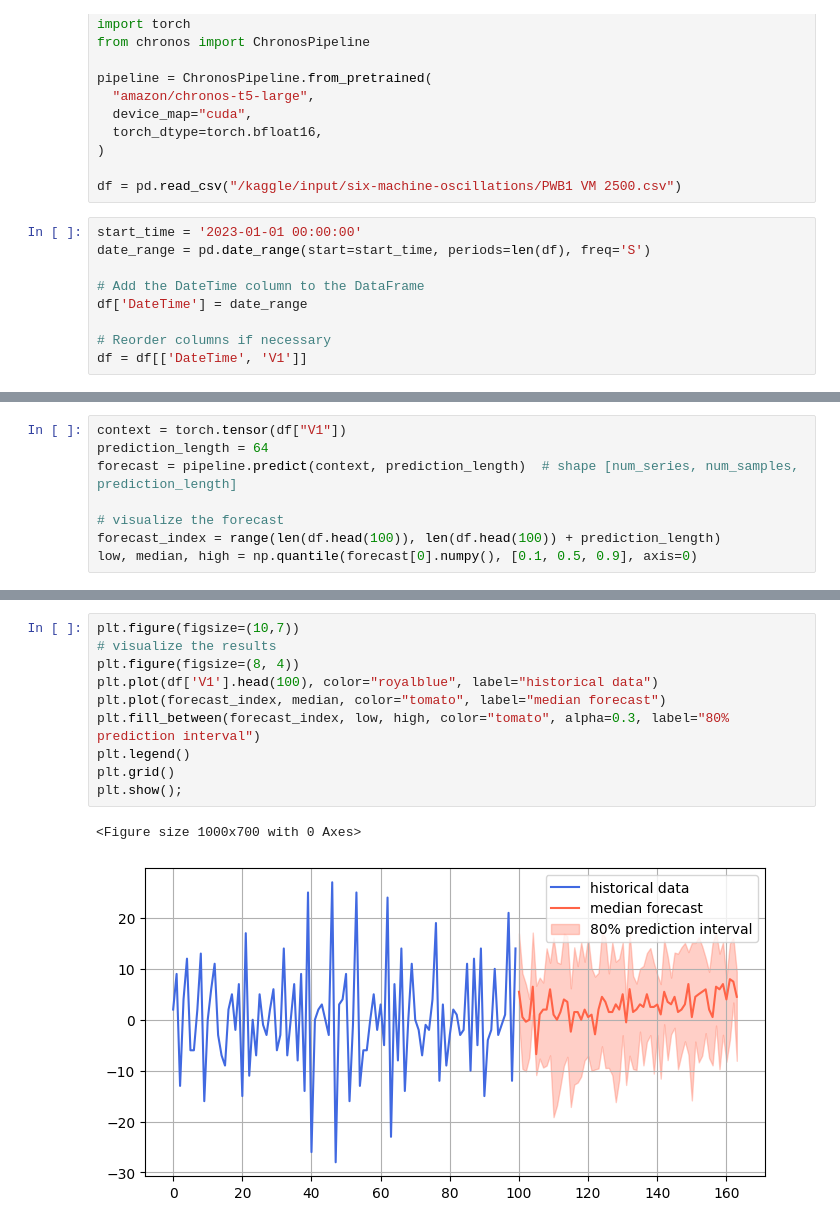
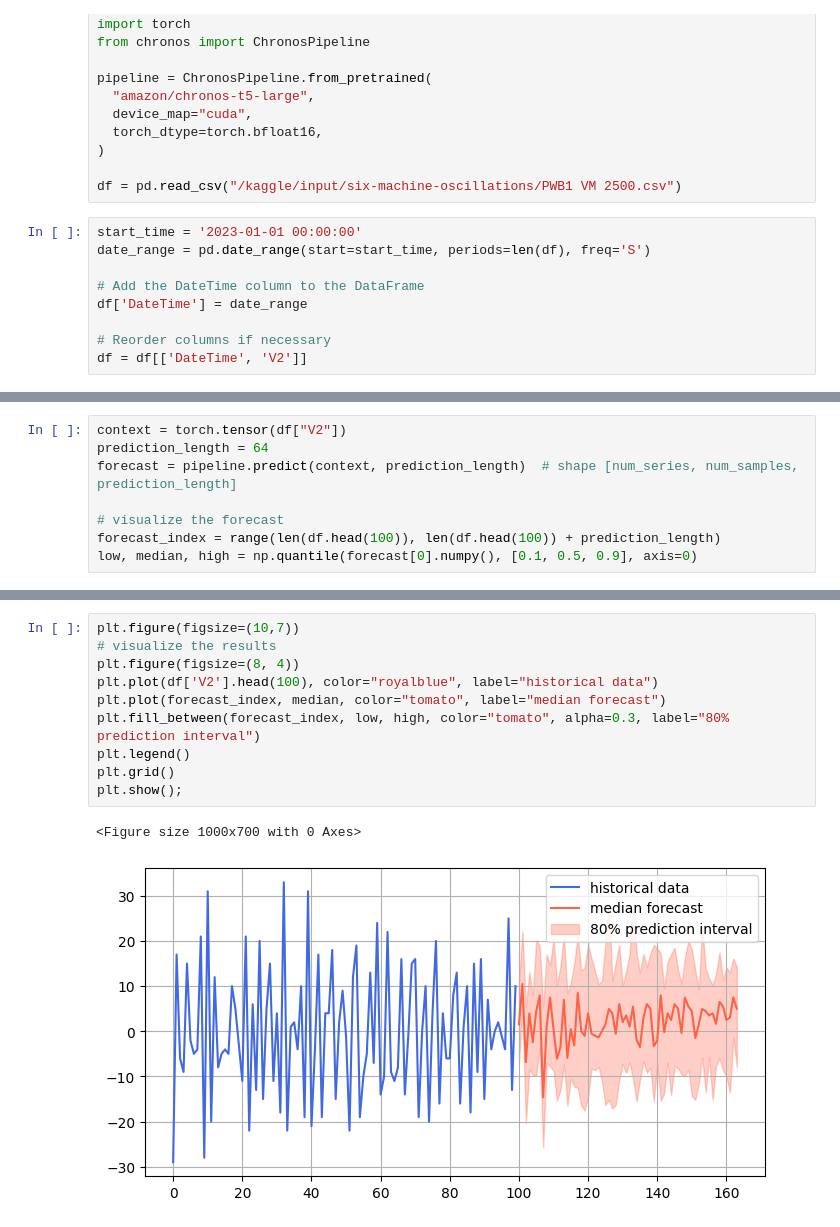
Before and after one commit to junaidulhassan/My-All-Kaggle-Jupyter-Notebooks, a Jupyter notebook: Time Series Analysis using AWS chronos- Transformer/code.ipynb, the cells around one changed output, grey strips where cells are left out. Cells and saved outputs as stored; diff of their text form.

```diff
--- a/Time Series Analysis using AWS chronos- Transformer/code.ipynb
+++ b/Time Series Analysis using AWS chronos- Transformer/code.ipynb
@@ -58,4 +60,4 @@ date_range = pd.date_range(start=start_time, periods=len(df), freq='S')
 df['DateTime'] = date_range
 
 # Reorder columns if necessary
-df = df[['DateTime', 'V1']]
+df = df[['DateTime', 'V2']]
@@ -83,5 +79,5 @@ sns.lineplot(data=df, x='DateTime', y = 'V1')
 # %%
-context = torch.tensor(df["V1"])
+context = torch.tensor(df["V2"])
 prediction_length = 64
 forecast = pipeline.predict(context, prediction_length)  # shape [num_series, num_samples, prediction_length]
 
@@ -101,15 +107,15 @@ tensor([[ 23.9811],
 # %%
 plt.figure(figsize=(10,7))
 # visualize the results
 plt.figure(figsize=(8, 4))
-plt.plot(df['V1'].head(100), color="royalblue", label="historical data")
+plt.plot(df['V2'].head(100), color="royalblue", label="historical data")
 plt.plot(forecast_index, median, color="tomato", label="median forecast")
 plt.fill_between(forecast_index, low, high, color="tomato", alpha=0.3, label="80% prediction interval")
 plt.legend()
 plt.grid()
 plt.show();
 # %% [output]
 <Figure size 1000x700 with 0 Axes>
-[figure, old version]
+[figure, new version]
 # %%
 low
```
Also changed, not shown: parts of 9 cells of this notebook.
